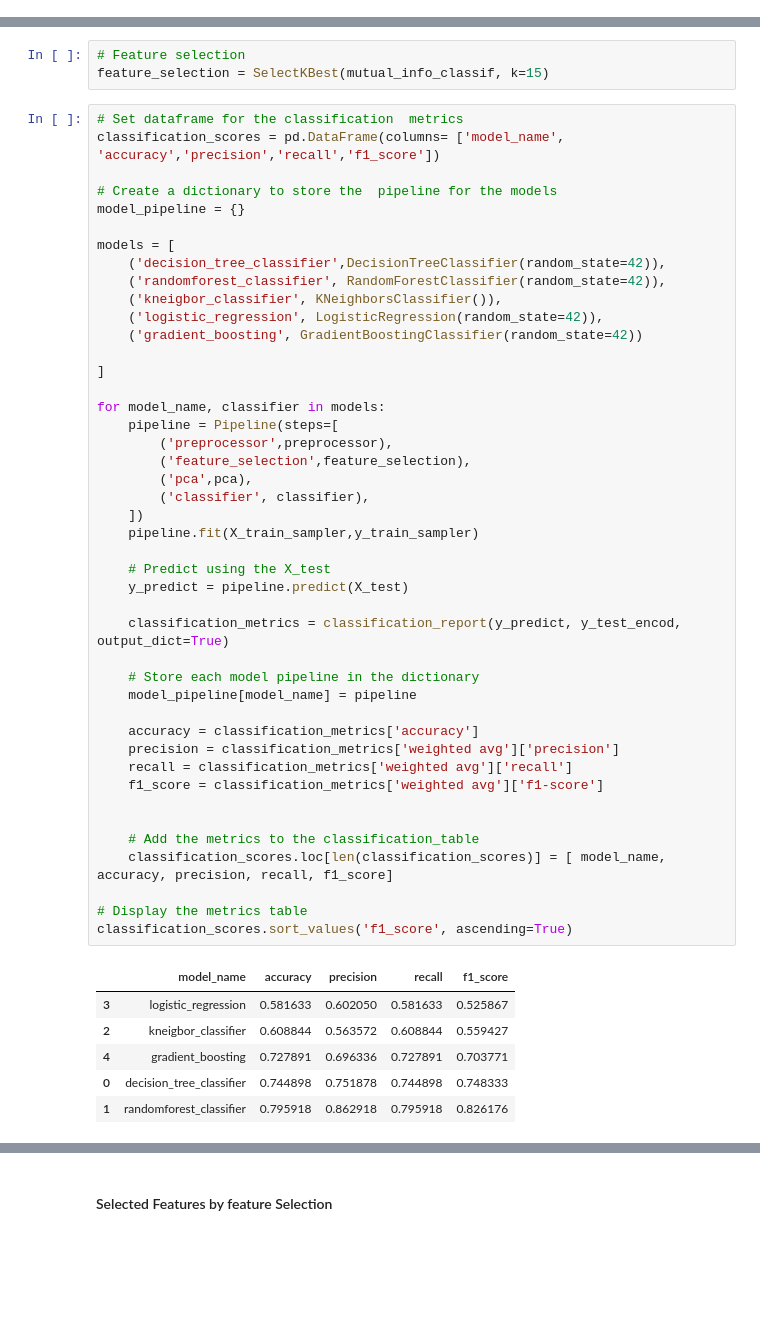
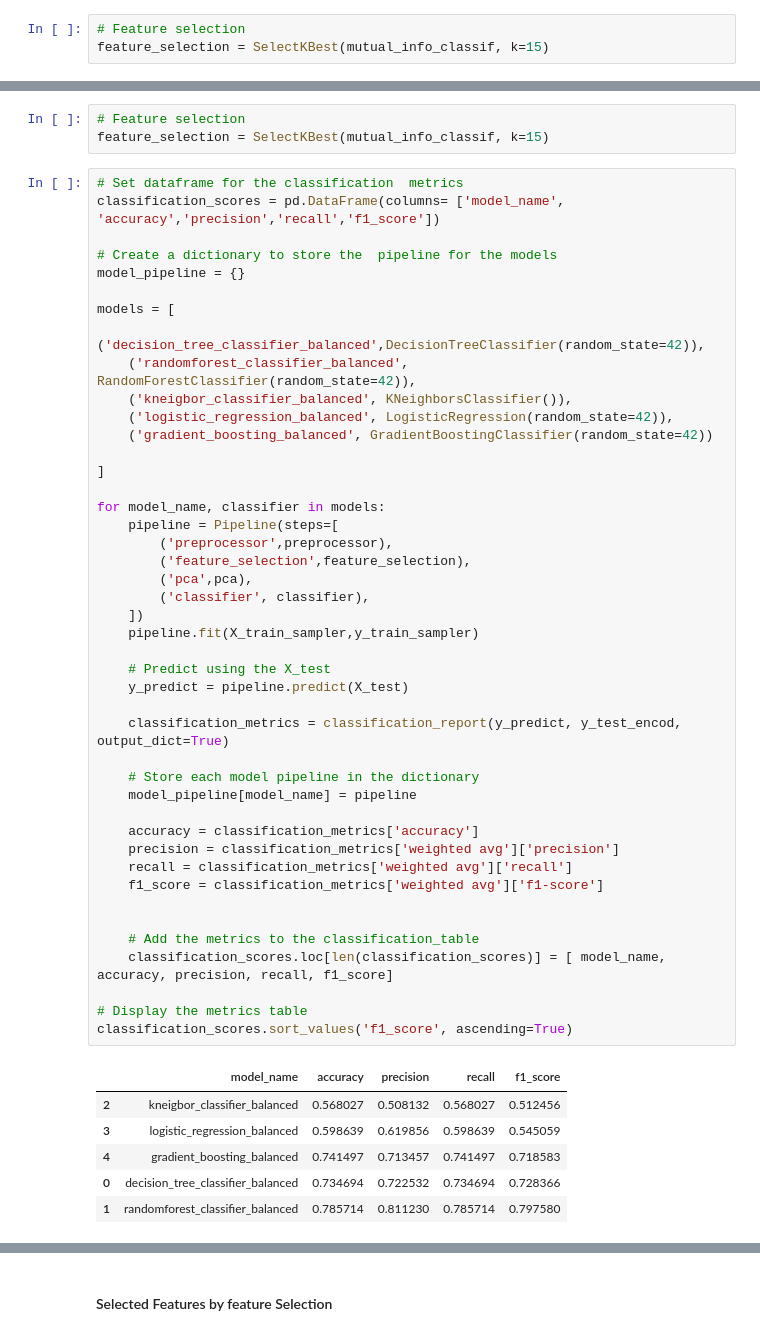
Before and after one commit to Technocolabs100/Acme-Attrition-Analysis-and-Turnover-Prediction, a Jupyter notebook: main.ipynb, the cells around one changed output, grey strips where cells are left out. Cells and saved outputs as stored; diff of their text form; blank space fills up the shorter version.

```diff
--- a/main.ipynb
+++ b/main.ipynb
@@ -1375,0 +1395,3 @@ y_test_encod = label_encoder.transform(y_test)
+# %%
+# Feature selection
+feature_selection = SelectKBest(mutual_info_classif, k=15)
@@ -1415,48 +1482,48 @@ classification_scores = pd.DataFrame(columns= ['model_name', 'accuracy','precisi
 model_pipeline = {}
 
 models = [
-    ('decision_tree_classifier',DecisionTreeClassifier(random_state=42)),
-    ('randomforest_classifier', RandomForestClassifier(random_state=42)),
-    ('kneigbor_classifier', KNeighborsClassifier()),
-    ('logistic_regression', LogisticRegression(random_state=42)),
-    ('gradient_boosting', GradientBoostingClassifier(random_state=42))
+    ('decision_tree_classifier_balanced',DecisionTreeClassifier(random_state=42)),
+    ('randomforest_classifier_balanced', RandomForestClassifier(random_state=42)),
+    ('kneigbor_classifier_balanced', KNeighborsClassifier()),
+    ('logistic_regression_balanced', LogisticRegression(random_state=42)),
+    ('gradient_boosting_balanced', GradientBoostingClassifier(random_state=42))
 
 ]
 
 for model_name, classifier in models:
     pipeline = Pipeline(steps=[
         ('preprocessor',preprocessor),
         ('feature_selection',feature_selection),
         ('pca',pca),
         ('classifier', classifier),
     ])
     pipeline.fit(X_train_sampler,y_train_sampler)
 
     # Predict using the X_test
     y_predict = pipeline.predict(X_test)
 
     classification_metrics = classification_report(y_predict, y_test_encod, output_dict=True)
 
     # Store each model pipeline in the dictionary
     model_pipeline[model_name] = pipeline
 
     accuracy = classification_metrics['accuracy']
     precision = classification_metrics['weighted avg']['precision']
     recall = classification_metrics['weighted avg']['recall']
     f1_score = classification_metrics['weighted avg']['f1-score']
 
 
     # Add the metrics to the classification_table
     classification_scores.loc[len(classification_scores)] = [ model_name, accuracy, precision, recall, f1_score]
 
 # Display the metrics table
 classification_scores.sort_values('f1_score', ascending=True)
 # %% [output]
 |  | model_name | accuracy | precision | recall | f1_score |
-| 3 | logistic_regression | 0.581633 | 0.602050 | 0.581633 | 0.525867 |
-| 2 | kneigbor_classifier | 0.608844 | 0.563572 | 0.608844 | 0.559427 |
-| 4 | gradient_boosting | 0.727891 | 0.696336 | 0.727891 | 0.703771 |
-| 0 | decision_tree_classifier | 0.744898 | 0.751878 | 0.744898 | 0.748333 |
-| 1 | randomforest_classifier | 0.795918 | 0.862918 | 0.795918 | 0.826176 |
+| 2 | kneigbor_classifier_balanced | 0.568027 | 0.508132 | 0.568027 | 0.512456 |
+| 3 | logistic_regression_balanced | 0.598639 | 0.619856 | 0.598639 | 0.545059 |
+| 4 | gradient_boosting_balanced | 0.741497 | 0.713457 | 0.741497 | 0.718583 |
+| 0 | decision_tree_classifier_balanced | 0.734694 | 0.722532 | 0.734694 | 0.728366 |
+| 1 | randomforest_classifier_balanced | 0.785714 | 0.811230 | 0.785714 | 0.797580 |
 # %% [markdown]
 ###### Key Insight
```
Also changed, not shown: parts of 32 cells of this notebook, 1 other file.
